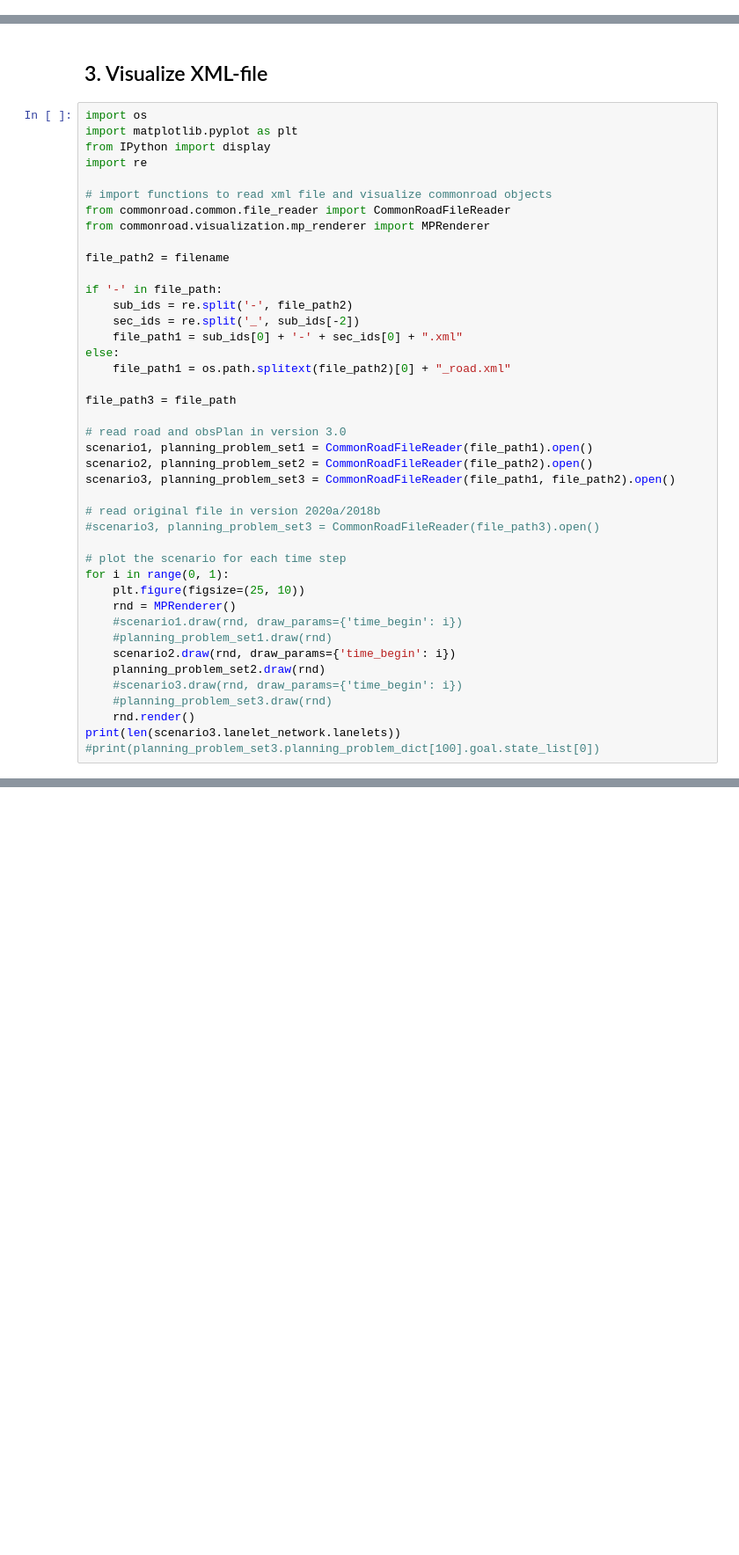
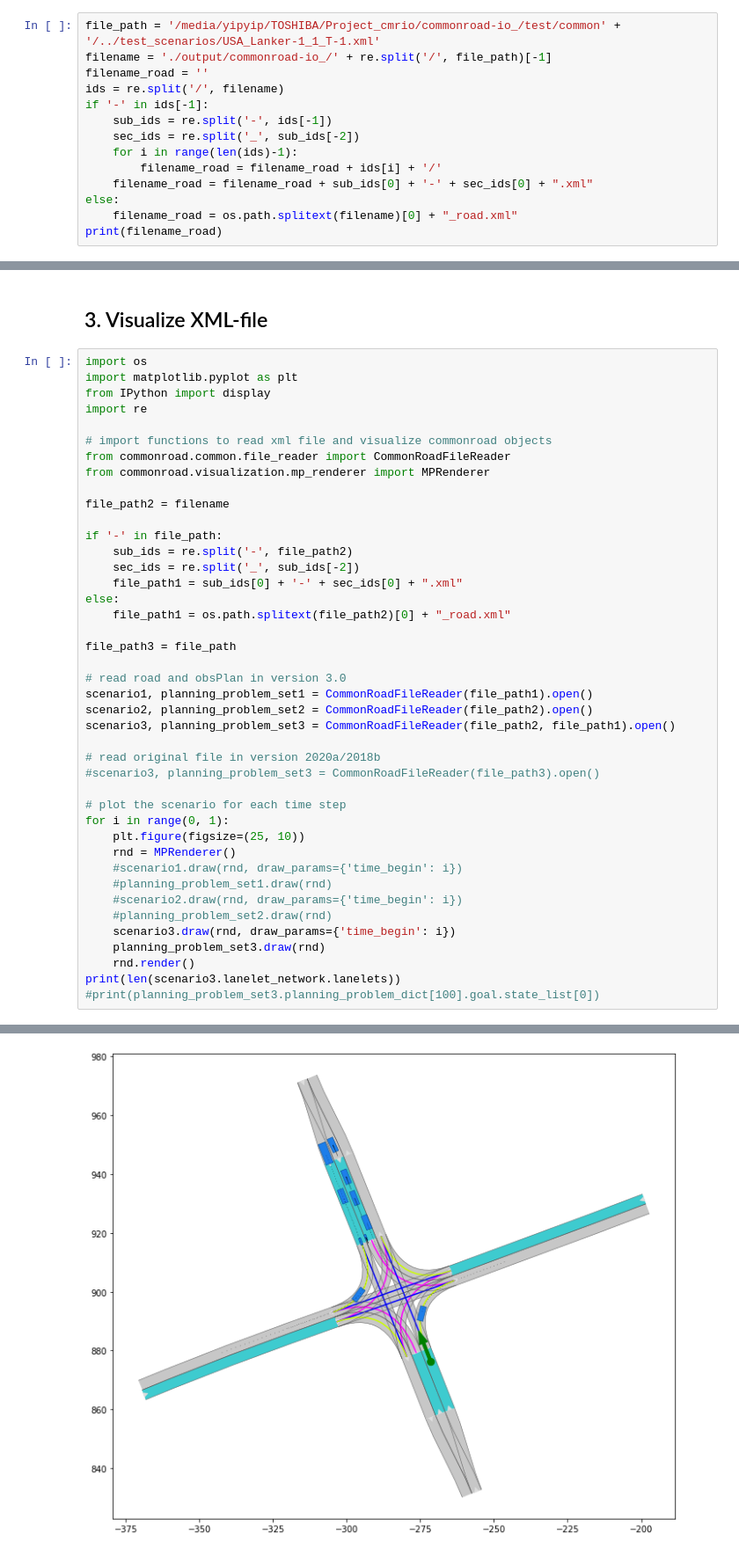
Before and after one commit to CommonRoad/commonroad-io, a Jupyter notebook: tutorials/seperate_obs_and_road/separate_obs_and_road.ipynb, the cells around one changed output, grey strips where cells are left out. Shown at 88% size. Drawn from its saved outputs; the diff is of its cells as text; blank space fills up the shorter version.

```diff
--- a/tutorials/seperate_obs_and_road/separate_obs_and_road.ipynb
+++ b/tutorials/seperate_obs_and_road/separate_obs_and_road.ipynb
@@ -90,0 +81,14 @@ sub
+# %%
+file_path = '/media/yipyip/TOSHIBA/Project_cmrio/commonroad-io_/test/common' + '/../test_scenarios/USA_Lanker-1_1_T-1.xml'
+filename = './output/commonroad-io_/' + re.split('/', file_path)[-1]
+filename_road = ''
+ids = re.split('/', filename)
+if '-' in ids[-1]:
+    sub_ids = re.split('-', ids[-1])
+    sec_ids = re.split('_', sub_ids[-2])
+    for i in range(len(ids)-1):
+        filename_road = filename_road + ids[i] + '/'
+    filename_road = filename_road + sub_ids[0] + '-' + sec_ids[0] + ".xml"
+else:
+    filename_road = os.path.splitext(filename)[0] + "_road.xml"
+print(filename_road)
@@ -114,7 +120,7 @@ file_path3 = file_path
 # read road and obsPlan in version 3.0
 scenario1, planning_problem_set1 = CommonRoadFileReader(file_path1).open()
 scenario2, planning_problem_set2 = CommonRoadFileReader(file_path2).open()
-scenario3, planning_problem_set3 = CommonRoadFileReader(file_path1, file_path2).open()
+scenario3, planning_problem_set3 = CommonRoadFileReader(file_path2, file_path1).open()
 
 # read original file in version 2020a/2018b
 #scenario3, planning_problem_set3 = CommonRoadFileReader(file_path3).open()
@@ -125,10 +131,10 @@ for i in range(0, 1):
     rnd = MPRenderer()
     #scenario1.draw(rnd, draw_params={'time_begin': i})
     #planning_problem_set1.draw(rnd)
-    scenario2.draw(rnd, draw_params={'time_begin': i})
-    planning_problem_set2.draw(rnd)
-    #scenario3.draw(rnd, draw_params={'time_begin': i})
-    #planning_problem_set3.draw(rnd)
+    #scenario2.draw(rnd, draw_params={'time_begin': i})
+    #planning_problem_set2.draw(rnd)
+    scenario3.draw(rnd, draw_params={'time_begin': i})
+    planning_problem_set3.draw(rnd)
     rnd.render()
 print(len(scenario3.lanelet_network.lanelets))
 #print(planning_problem_set3.planning_problem_dict[100].goal.state_list[0])
@@ -137,0 +143 @@ NameError: name 'exit' is not defined
+[figure, added]
```
Also changed, not shown: parts of 5 cells of this notebook, 5 other files.
